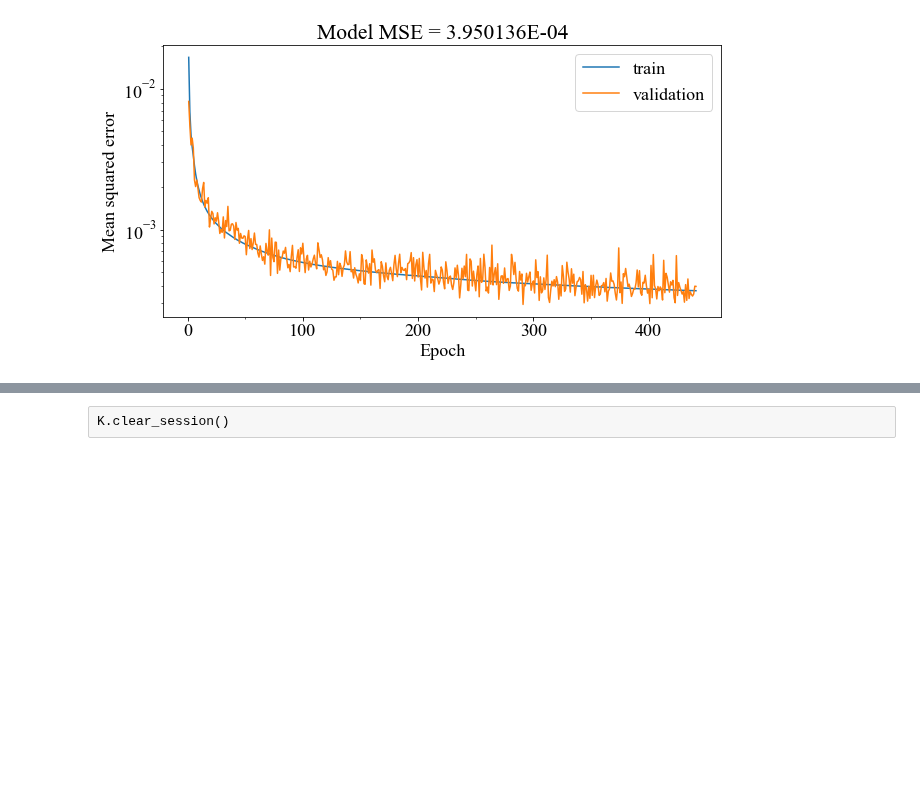
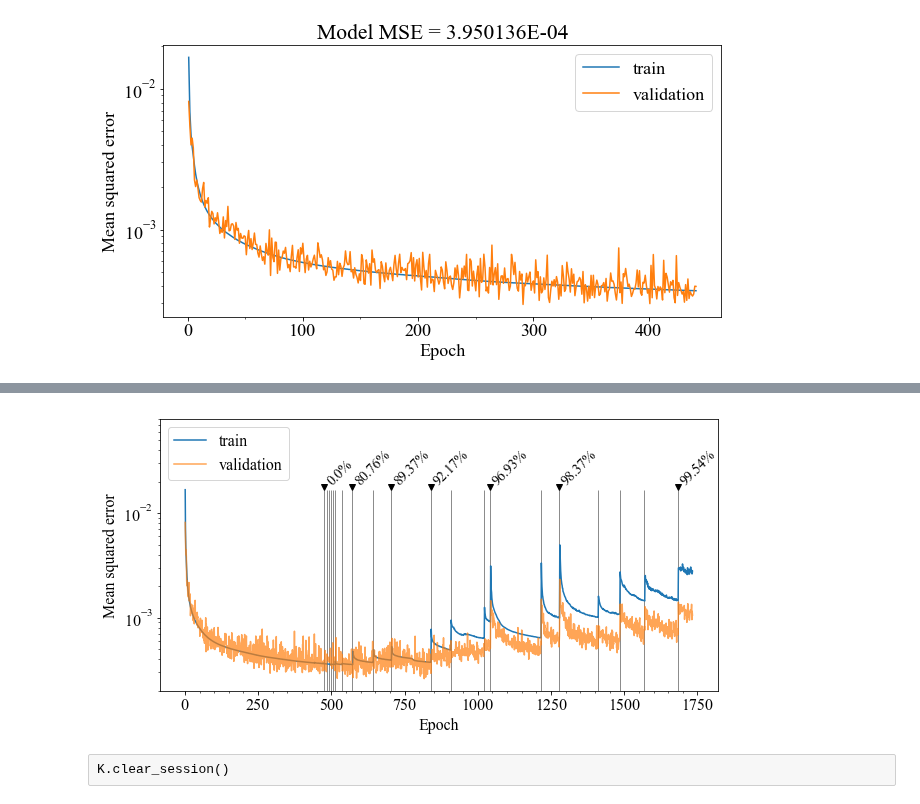
Before and after one commit to oliviatessa/MothMachineLearning, a Jupyter notebook: Underactuated/000_TrainWithPruning.ipynb, the cells around one changed output, grey strips where cells are left out. Cells and saved outputs as stored; diff of their text form; code cells hidden in the pictures; blank space fills up the shorter version.

Commit message:
ran pruning model

```diff
--- a/Underactuated/000_TrainWithPruning.ipynb
+++ b/Underactuated/000_TrainWithPruning.ipynb
@@ -276,12 +276,12 @@ def plot_model_history_fromDict(model_history_dictionary, saveFig = False):
     axs.plot(range(1,len(model_history_dictionary['mean_squared_error'])+1),
              model_history_dictionary['mean_squared_error'])
     axs.plot(range(1,len(model_history_dictionary['val_mean_squared_error'])+1),
-             model_history_dictionary['val_mean_squared_error'])
+             model_history_dictionary['val_mean_squared_error'], alpha = 0.7)
     axs.set_title('Model MSE = '+ str(format_e(model_history_dictionary['val_mean_squared_error'][-1])))
     axs.set_ylabel('Mean squared error')
     axs.set_xlabel('Epoch')
     axs.set_xticks(np.arange(0,len(model_history_dictionary['val_mean_squared_error']), 50),50)
-    axs.legend(['train', 'validation'], loc='best')
+    axs.legend(['train', 'validation'], loc=2)
     plt.yscale('log') #logarithmic scale for y axis
     if saveFig:
         fig.savefig(os.path.join(figDir, "ModelTraining_" + modelName + "_pruned.png"), dpi = 120, bbox_inches='tight')
@@ -678,13 +666,16 @@ modelName
 # load model
 from keras.models import load_model
 
+K.clear_session()
+
+
 modelName =  "Opt_rmsprop__Dro_0__Num_400_400_400_16__Wei_0_2020_01_27__01_30_06"
 modeltimestamp = "2020_01_27__01_30_06"
-model1 = load_model(os.path.join(savedModels,  modelName + ".h5"))
+model = load_model(os.path.join(savedModels,  modelName + ".h5"))
 
 # load weights
 wtsFile = modelName + '_wts.pkl'
-wt1s = pickle.load(open(os.path.join(dataOutput, wtsFile), 'rb'))
+wts = pickle.load(open(os.path.join(dataOutput, wtsFile), 'rb'))
 
 # load history with same name as model
 historyFile = modeltimestamp + '_history.pkl'
@@ -821,0 +841,4 @@ plt.show()
+# %%
+# get cut points
+savedChecks = [f for f in os.listdir(os.path.join(savedModels, modelSubdir)) if f.endswith('wts.pkl')]
+vlines = [int(savedChecks[ii][0:4].replace("_", "")) for ii in range(len(savedChecks)) if savedChecks[ii][0].isdigit()]
@@ -821,0 +849,4 @@ plt.show()
+# %%
+vlines.sort()
+vlines.insert(0, 476) # this is the first cut  -- not saved
+vlines
@@ -822,3 +874,21 @@ plt.show()
+# %%
+plot_model_history_fromDict(historyDict)
+plt.rcParams.update({'font.size': 16})
+
+for vline in vlines:
+    plt.vlines(vline, ymin = 0, ymax = historyDict["mean_squared_error"][0], alpha = 0.5, linewidth = 0.9)
+
+plt.ylim(10**-3.7, 10**-1.1)
+plt.title("")
+
+for jj in [0,7,9, 10,13, 15, 19]:
+    s = str(np.round(cutPercent[jj]*2, 2)) + "%"
+    plt.plot(vlines[jj], 10**-1.75, "v", color = "black")
+    plt.text(vlines[jj], 10**-1.75, s,{'ha': 'left', 'va': 'bottom'}, fontsize=14, rotation=45)
+plt.savefig(os.path.join(figDir, "ModelPruning_" + modelName + ".pdf"), bbox_inches='tight')
+plt.show()
+# %% [output]
+[figure, added]
 # %%
 # print sizes of each weight matrix
 wtLengths = []
```
Also changed, not shown: parts of 11 cells of this notebook, 1 other file.
